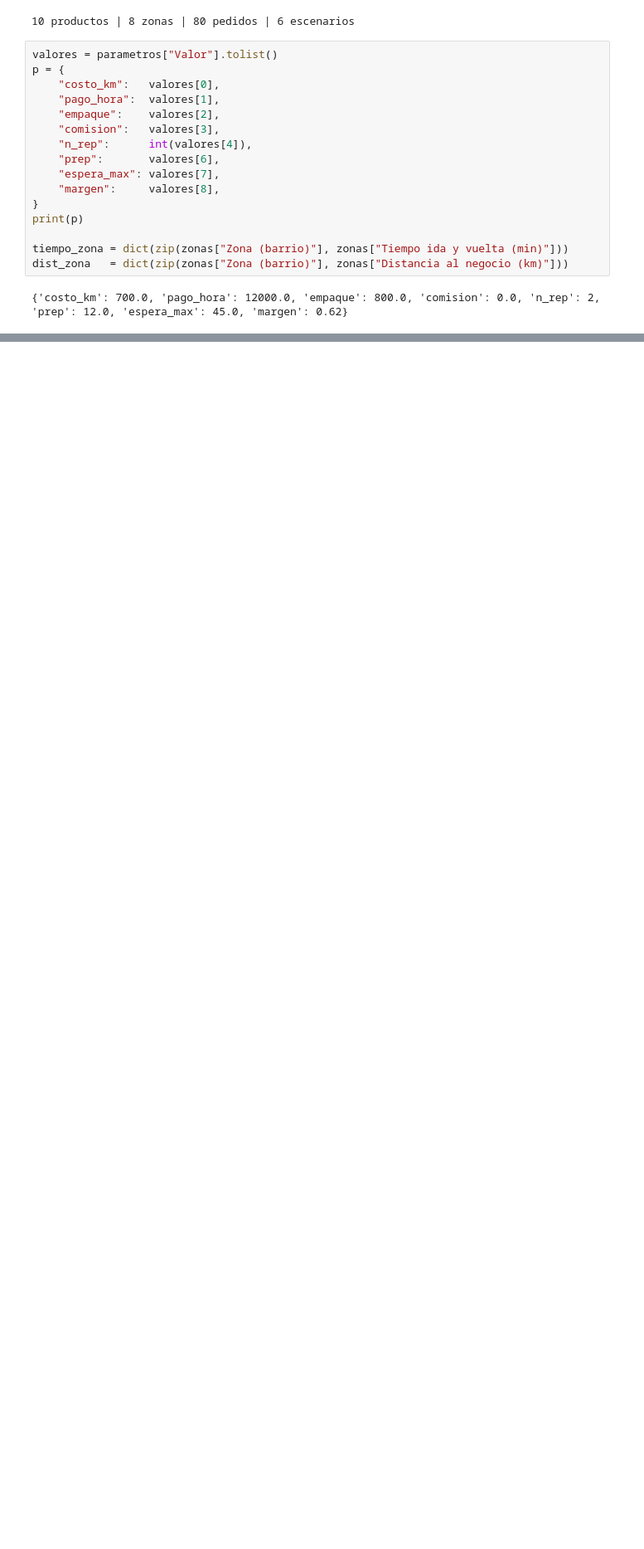
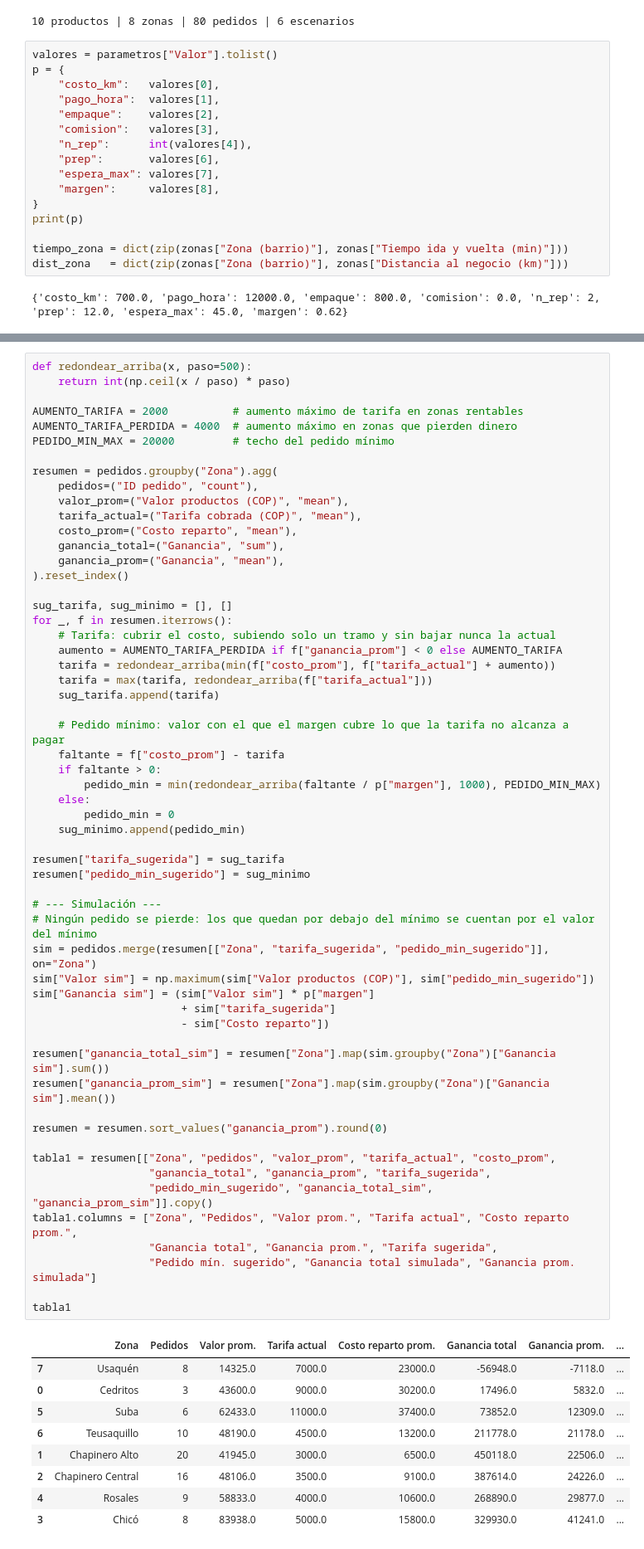
Before and after one commit to velasquezcalderonrafael32-git/Proyecto-Final-Programacion-Rafael-Velasquez-y-Juan-Martin-Franco, a Jupyter notebook: Proyecto_Final_Programación_Rafael_Velasquez_y_Juan_Martin_Franco.ipynb, the cells around one changed output, grey strips where cells are left out. Shown at 83% size. Cells and saved outputs as stored; diff of their text form; blank space fills up the shorter version.

```diff
--- a/Proyecto_Final_Programación_Rafael_Velasquez_y_Juan_Martin_Franco.ipynb
+++ b/Proyecto_Final_Programación_Rafael_Velasquez_y_Juan_Martin_Franco.ipynb
@@ -75,3 +75,70 @@ Pedidos rentables: 60 de 80
 | 2 | P003 | Sábado | Mediodía | Chapinero Alto | 2.0 | 18800.0 | 1.5 | ... |
 | 3 | P004 | Domingo | Mediodía | Teusaquillo | 1.0 | 3000.0 | 4.0 | ... |
 | 4 | P005 | Miércoles | Mañana | Chapinero Alto | 5.0 | 42300.0 | 1.5 | ... |
+# %%
+def redondear_arriba(x, paso=500):
+    return int(np.ceil(x / paso) * paso)
+
+AUMENTO_TARIFA = 2000          # aumento máximo de tarifa en zonas rentables
+AUMENTO_TARIFA_PERDIDA = 4000  # aumento máximo en zonas que pierden dinero
+PEDIDO_MIN_MAX = 20000         # techo del pedido mínimo
+
+resumen = pedidos.groupby("Zona").agg(
+    pedidos=("ID pedido", "count"),
+    valor_prom=("Valor productos (COP)", "mean"),
+    tarifa_actual=("Tarifa cobrada (COP)", "mean"),
+    costo_prom=("Costo reparto", "mean"),
+    ganancia_total=("Ganancia", "sum"),
+    ganancia_prom=("Ganancia", "mean"),
+).reset_index()
+
+sug_tarifa, sug_minimo = [], []
+for _, f in resumen.iterrows():
+    # Tarifa: cubrir el costo, subiendo solo un tramo y sin bajar nunca la actual
+    aumento = AUMENTO_TARIFA_PERDIDA if f["ganancia_prom"] < 0 else AUMENTO_TARIFA
+    tarifa = redondear_arriba(min(f["costo_prom"], f["tarifa_actual"] + aumento))
+    tarifa = max(tarifa, redondear_arriba(f["tarifa_actual"]))
+    sug_tarifa.append(tarifa)
+
+    # Pedido mínimo: valor con el que el margen cubre lo que la tarifa no alcanza a pagar
+    faltante = f["costo_prom"] - tarifa
+    if faltante > 0:
+        pedido_min = min(redondear_arriba(faltante / p["margen"], 1000), PEDIDO_MIN_MAX)
+    else:
+        pedido_min = 0
+    sug_minimo.append(pedido_min)
+
+resumen["tarifa_sugerida"] = sug_tarifa
+resumen["pedido_min_sugerido"] = sug_minimo
+
+# --- Simulación ---
+# Ningún pedido se pierde: los que quedan por debajo del mínimo se cuentan por el valor del mínimo
+sim = pedidos.merge(resumen[["Zona", "tarifa_sugerida", "pedido_min_sugerido"]], on="Zona")
+sim["Valor sim"] = np.maximum(sim["Valor productos (COP)"], sim["pedido_min_sugerido"])
+sim["Ganancia sim"] = (sim["Valor sim"] * p["margen"]
+                       + sim["tarifa_sugerida"]
+                       - sim["Costo reparto"])
+
+resumen["ganancia_total_sim"] = resumen["Zona"].map(sim.groupby("Zona")["Ganancia sim"].sum())
+resumen["ganancia_prom_sim"] = resumen["Zona"].map(sim.groupby("Zona")["Ganancia sim"].mean())
+
+resumen = resumen.sort_values("ganancia_prom").round(0)
+
+tabla1 = resumen[["Zona", "pedidos", "valor_prom", "tarifa_actual", "costo_prom",
+                  "ganancia_total", "ganancia_prom", "tarifa_sugerida",
+                  "pedido_min_sugerido", "ganancia_total_sim", "ganancia_prom_sim"]].copy()
+tabla1.columns = ["Zona", "Pedidos", "Valor prom.", "Tarifa actual", "Costo reparto prom.",
+                  "Ganancia total", "Ganancia prom.", "Tarifa sugerida",
+                  "Pedido mín. sugerido", "Ganancia total simulada", "Ganancia prom. simulada"]
+
+tabla1
+# %% [output]
+|  | Zona | Pedidos | Valor prom. | Tarifa actual | Costo reparto prom. | Ganancia total | Ganancia prom. | ... |
+| 7 | Usaquén | 8 | 14325.0 | 7000.0 | 23000.0 | -56948.0 | -7118.0 | ... |
+| 0 | Cedritos | 3 | 43600.0 | 9000.0 | 30200.0 | 17496.0 | 5832.0 | ... |
+| 5 | Suba | 6 | 62433.0 | 11000.0 | 37400.0 | 73852.0 | 12309.0 | ... |
+| 6 | Teusaquillo | 10 | 48190.0 | 4500.0 | 13200.0 | 211778.0 | 21178.0 | ... |
+| 1 | Chapinero Alto | 20 | 41945.0 | 3000.0 | 6500.0 | 450118.0 | 22506.0 | ... |
+| 2 | Chapinero Central | 16 | 48106.0 | 3500.0 | 9100.0 | 387614.0 | 24226.0 | ... |
+| 4 | Rosales | 9 | 58833.0 | 4000.0 | 10600.0 | 268890.0 | 29877.0 | ... |
+| 3 | Chicó | 8 | 83938.0 | 5000.0 | 15800.0 | 329930.0 | 41241.0 | ... |
```
Also changed, not shown: parts of 9 cells of this notebook.
